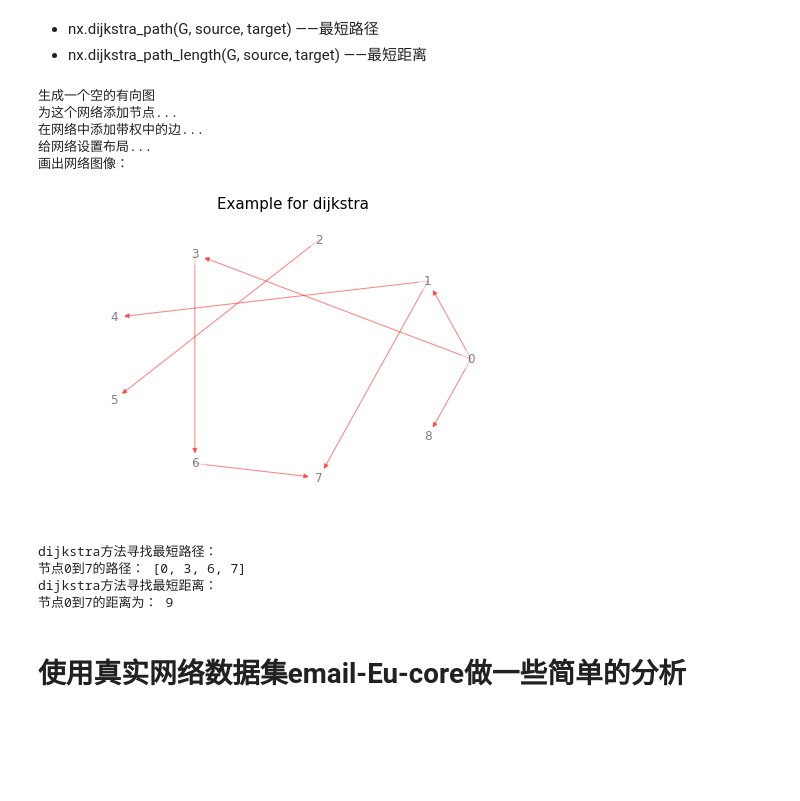
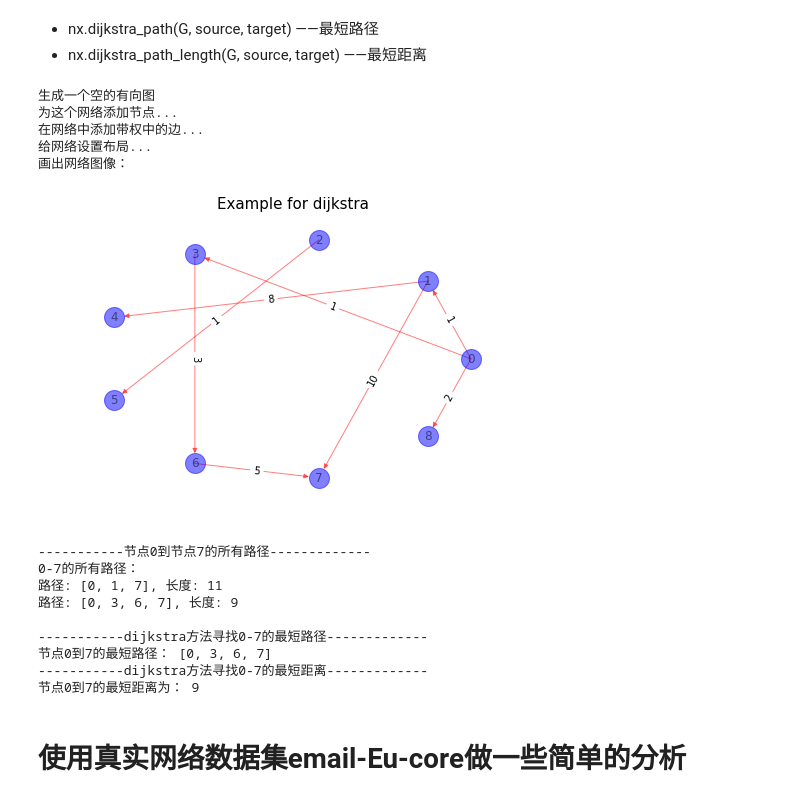
Before and after one commit to scottshufe/social-network-pattern-recognition-course, a Jupyter notebook: 第二讲实验代码与数据/第二讲实验演示.ipynb, the cells around one changed output. Saved outputs shown, nothing was run; the diff lists cells and outputs as text; code cells hidden in the pictures; blank space fills up the shorter version.

```diff
--- a/第二讲实验代码与数据/第二讲实验演示.ipynb
+++ b/第二讲实验代码与数据/第二讲实验演示.ipynb
@@ -199,43 +199,63 @@ row = np.array([0,0,0,1,2,3,6,1])
 col = np.array([1,8,3,4,5,6,7,7])
 value = np.array([1,2,1,8,1,3,5,10])
 
 print('生成一个空的有向图')
 G = nx.DiGraph()
 print('为这个网络添加节点...')
 for i in range(0, np.size(col)+1):
     G.add_node(i)
 print('在网络中添加带权中的边...')
 for i in range(np.size(row)):
     G.add_weighted_edges_from([(row[i], col[i], value[i])])
 
 print('给网络设置布局...')
 pos = nx.shell_layout(G)
 print('画出网络图像：')
-nx.draw(G,pos,with_labels=True, node_color='white', edge_color='red', node_size=400, alpha=0.5 )
+nx.draw(G,pos,with_labels=True, node_color='blue', edge_color='red', node_size=400, alpha=0.5 )
+
+edge_labels = {}
+for edge in G.edges():
+    edge_labels[edge] = G.get_edge_data(edge[0], edge[1])['weight']
+nx.draw_networkx_edge_labels(G, pos, edge_labels=edge_labels)
 pylab.title('Example for dijkstra',fontsize=15)
 pylab.show()
 
 
+print("-----------节点0到节点7的所有路径-------------")
+print("0-7的所有路径：")
+for path in nx.all_simple_paths(G, source=0, target=7):
+    distance = 0
+    for i in range(len(path)-1):
+        distance += G.get_edge_data(path[i], path[i+1])['weight']
+    print("路径: {}, 长度: {}".format(path, distance))
+
+print()
+
 '''
 Shortest Path with dijkstra_path
 '''
-print('dijkstra方法寻找最短路径：')
+print("-----------dijkstra方法寻找0-7的最短路径-------------")
 path = nx.dijkstra_path(G, source=0, target=7)
-print('节点0到7的路径：', path)
-print('dijkstra方法寻找最短距离：')
+print('节点0到7的最短路径：', path)
+print("-----------dijkstra方法寻找0-7的最短距离-------------")
 distance = nx.dijkstra_path_length(G, source=0, target=7)
-print('节点0到7的距离为：', distance)
+print('节点0到7的最短距离为：', distance)
 # %% [output]
 生成一个空的有向图
 为这个网络添加节点...
 在网络中添加带权中的边...
 给网络设置布局...
 画出网络图像：
-[figure, old version]
+[figure, new version]
-dijkstra方法寻找最短路径：
-节点0到7的路径： [0, 3, 6, 7]
-dijkstra方法寻找最短距离：
-节点0到7的距离为： 9
+-----------节点0到节点7的所有路径-------------
+0-7的所有路径：
+路径: [0, 1, 7], 长度: 11
+路径: [0, 3, 6, 7], 长度: 9
+
+-----------dijkstra方法寻找0-7的最短路径-------------
+节点0到7的最短路径： [0, 3, 6, 7]
+-----------dijkstra方法寻找0-7的最短距离-------------
+节点0到7的最短距离为： 9
 # %% [markdown]
 # 使用真实网络数据集email-Eu-core做一些简单的分析
 # %% [markdown]
```
Also changed, not shown: parts of 1 cell of this notebook.
